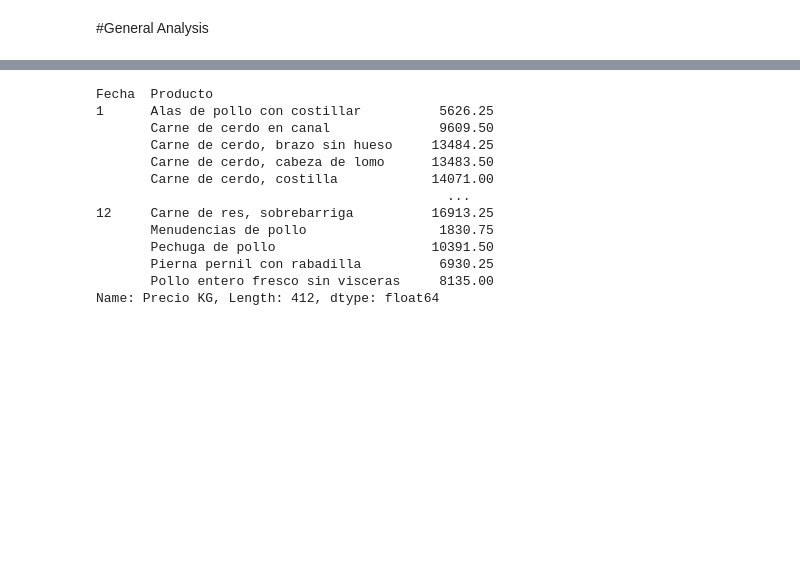
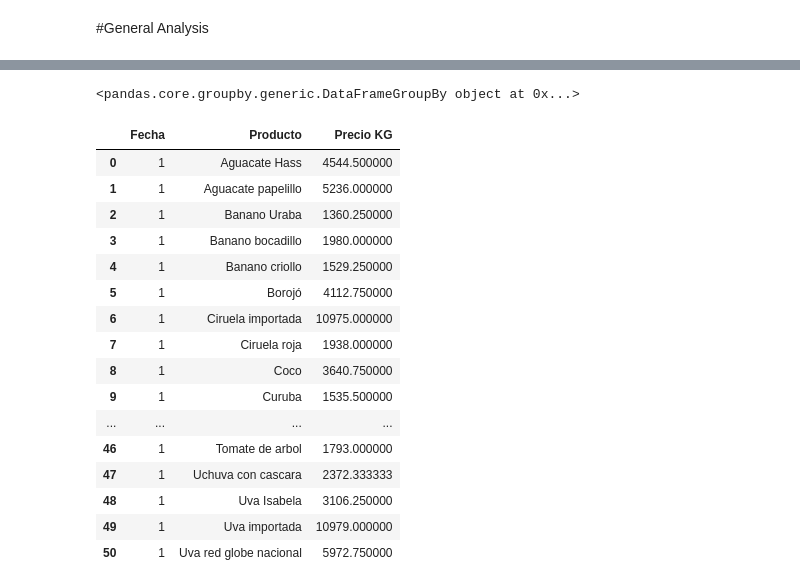
Before and after one commit to RioDeMilo/RETAIL-PRICES-COLOMBIA, a Jupyter notebook: IPC1823.ipynb, the cells around one changed output, grey strips where cells are left out. Saved outputs shown, nothing was run; the diff lists cells and outputs as text; code cells hidden in the pictures; blank space fills up the shorter version.

```diff
--- a/IPC1823.ipynb
+++ b/IPC1823.ipynb
@@ -699,0 +710,7 @@ dfgc.head()
+# %%
+dfgc = df2[df2['Ciudad'].isin(C)]
+prueba_2 = dfgc.groupby([dfgc.index.month,"Producto"])['Precio KG'].mean()
+prueba_2 = prueba_2.to_frame()
+prueba_2.reset_index(inplace = True)
+prueba_2['Precio KG'].nsmallest()
+prueba_2.groupby(['Fecha'])["Precio KG","Producto"].min()
@@ -700,18 +732,9 @@ dfgc.head()
+# %%
+prueba_2.groupby(["Fecha"])
+# %% [output]
+<pandas.core.groupby.generic.DataFrameGroupBy object at 0x...>
 # %%
 # Here i want to group by month and mean of all the 4 years to then search for the
 # we should then search for the min value of a product in every month
-dfgc.groupby([dfgc.index.month,"Producto"])['Precio KG'].mean()
+prueba_2 = dfgc.groupby([dfgc.index.month,"Producto"])['Precio KG'].mean()
+prueba_2 = prueba_2.to_frame()
-# %% [output]
-Fecha  Producto
-1      Alas de pollo con costillar          5626.25
-       Carne de cerdo en canal              9609.50
-       Carne de cerdo, brazo sin hueso     13484.25
-       Carne de cerdo, cabeza de lomo      13483.50
-       Carne de cerdo, costilla            14071.00
-                                             ...
-12     Carne de res, sobrebarriga          16913.25
-       Menudencias de pollo                 1830.75
-       Pechuga de pollo                    10391.50
-       Pierna pernil con rabadilla          6930.25
-       Pollo entero fresco sin visceras     8135.00
-Name: Precio KG, Length: 412, dtype: float64
@@ -719,0 +741,22 @@ for lowest_price_month in dfgc["Fecha"]:
+# %%
+prueba_2.reset_index(inplace = True)
+# %%
+prueba_2.loc[:50]
+# %% [output]
+|  | Fecha | Producto | Precio KG |
+| 0 | 1 | Aguacate Hass | 4544.500000 |
+| 1 | 1 | Aguacate papelillo | 5236.000000 |
+| 2 | 1 | Banano Uraba | 1360.250000 |
+| 3 | 1 | Banano bocadillo | 1980.000000 |
+| 4 | 1 | Banano criollo | 1529.250000 |
+| 5 | 1 | Borojó | 4112.750000 |
+| 6 | 1 | Ciruela importada | 10975.000000 |
+| 7 | 1 | Ciruela roja | 1938.000000 |
+| 8 | 1 | Coco | 3640.750000 |
+| 9 | 1 | Curuba | 1535.500000 |
+| ... | ... | ... | ... |
+| 46 | 1 | Tomate de arbol | 1793.000000 |
+| 47 | 1 | Uchuva con cascara | 2372.333333 |
+| 48 | 1 | Uva Isabela | 3106.250000 |
+| 49 | 1 | Uva importada | 10979.000000 |
+| 50 | 1 | Uva red globe nacional | 5972.750000 |
```
Also changed, not shown: parts of 27 cells of this notebook.
